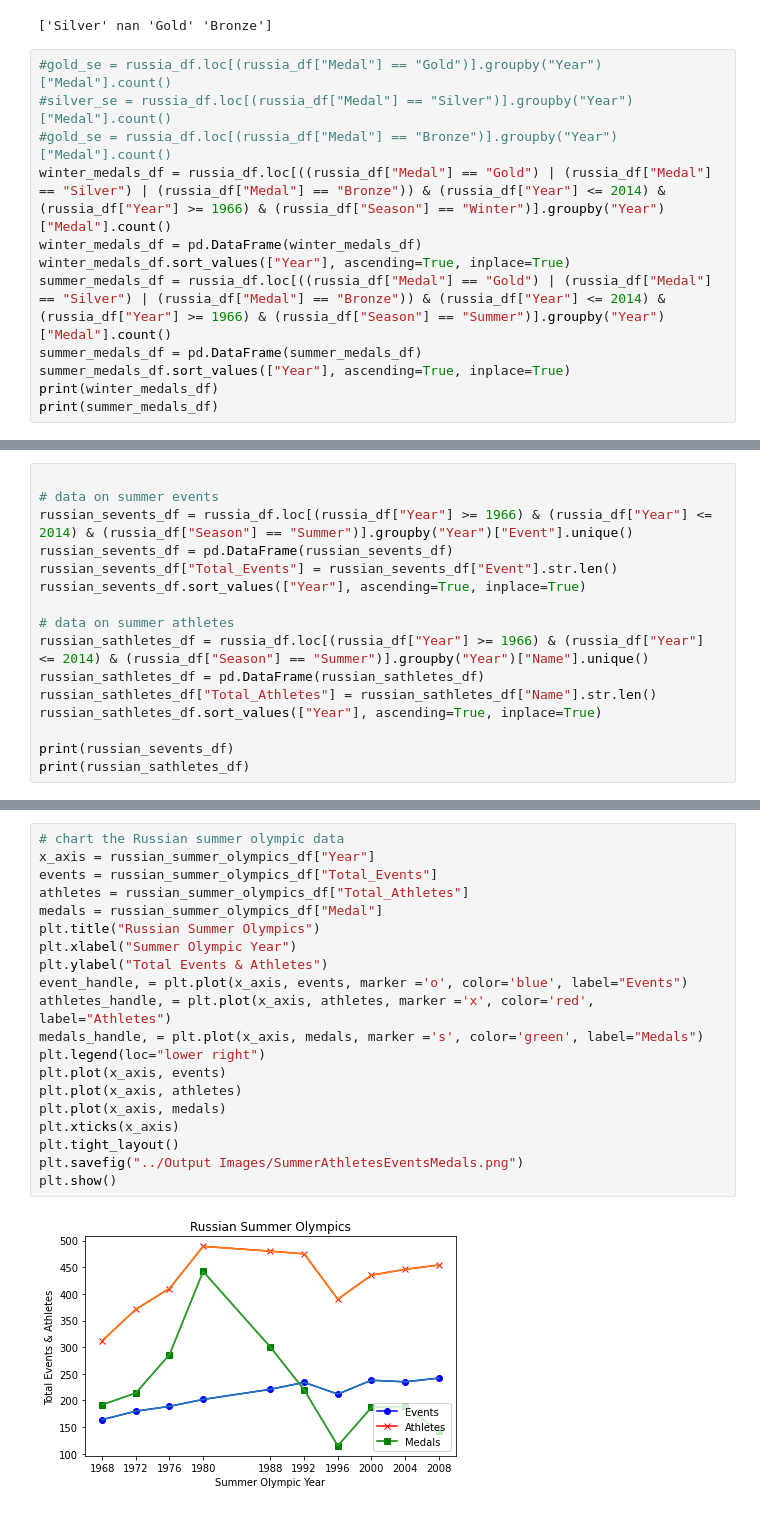
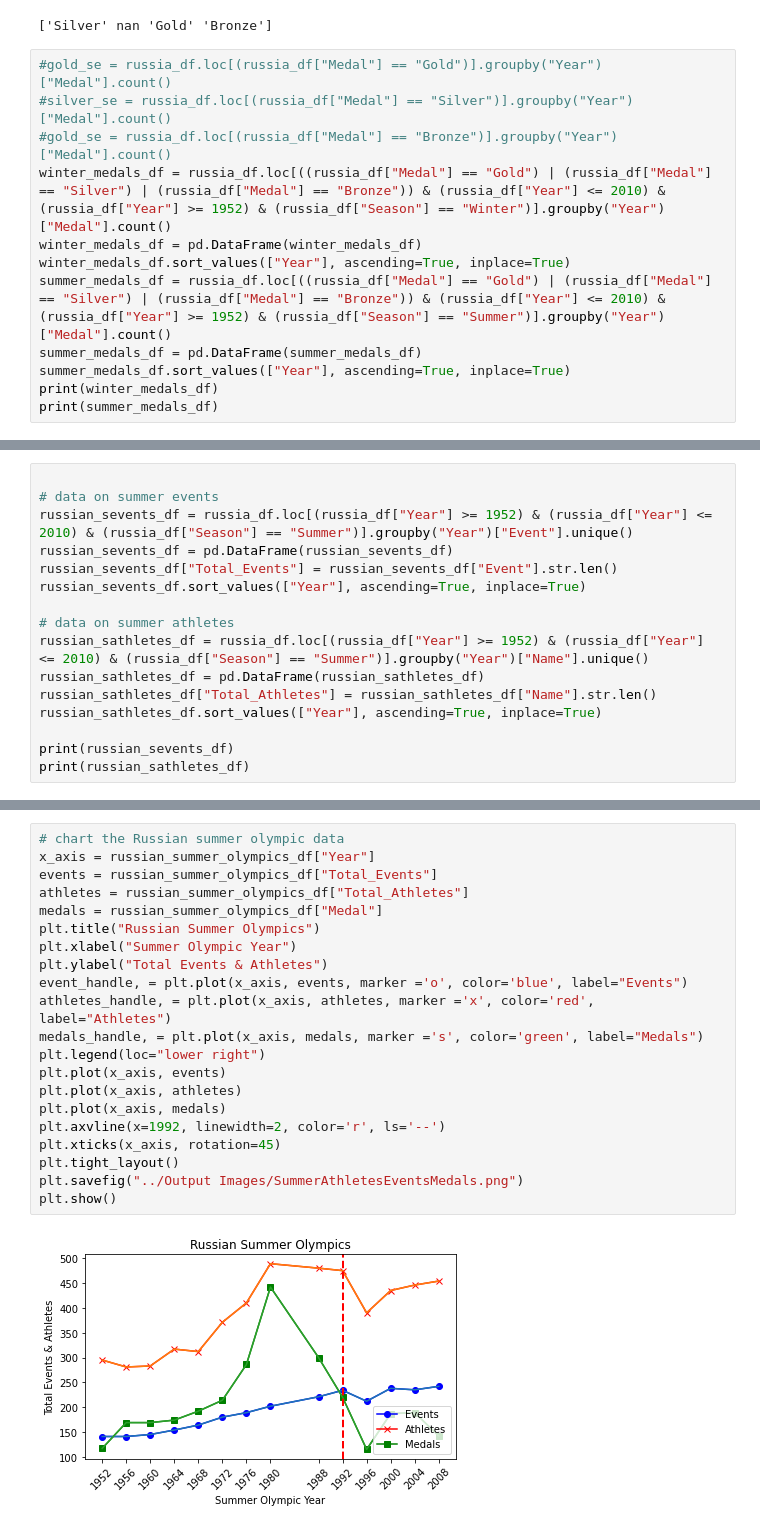
Before and after one commit to ratikachauhan/dathletes-project-1, a Jupyter notebook: gmb_analysis/gmb_analysis_work.ipynb, the cells around one changed output, grey strips where cells are left out. Cells and saved outputs as stored; diff of their text form.

```diff
--- a/gmb_analysis/gmb_analysis_work.ipynb
+++ b/gmb_analysis/gmb_analysis_work.ipynb
@@ -45,10 +45,10 @@ print(russia_medals)
 #gold_se = russia_df.loc[(russia_df["Medal"] == "Gold")].groupby("Year")["Medal"].count()
 #silver_se = russia_df.loc[(russia_df["Medal"] == "Silver")].groupby("Year")["Medal"].count()
 #gold_se = russia_df.loc[(russia_df["Medal"] == "Bronze")].groupby("Year")["Medal"].count()
-winter_medals_df = russia_df.loc[((russia_df["Medal"] == "Gold") | (russia_df["Medal"] == "Silver") | (russia_df["Medal"] == "Bronze")) & (russia_df["Year"] <= 2014) & (russia_df["Year"] >= 1966) & (russia_df["Season"] == "Winter")].groupby("Year")["Medal"].count()
+winter_medals_df = russia_df.loc[((russia_df["Medal"] == "Gold") | (russia_df["Medal"] == "Silver") | (russia_df["Medal"] == "Bronze")) & (russia_df["Year"] <= 2010) & (russia_df["Year"] >= 1952) & (russia_df["Season"] == "Winter")].groupby("Year")["Medal"].count()
 winter_medals_df = pd.DataFrame(winter_medals_df)
 winter_medals_df.sort_values(["Year"], ascending=True, inplace=True)
-summer_medals_df = russia_df.loc[((russia_df["Medal"] == "Gold") | (russia_df["Medal"] == "Silver") | (russia_df["Medal"] == "Bronze")) & (russia_df["Year"] <= 2014) & (russia_df["Year"] >= 1966) & (russia_df["Season"] == "Summer")].groupby("Year")["Medal"].count()
+summer_medals_df = russia_df.loc[((russia_df["Medal"] == "Gold") | (russia_df["Medal"] == "Silver") | (russia_df["Medal"] == "Bronze")) & (russia_df["Year"] <= 2010) & (russia_df["Year"] >= 1952) & (russia_df["Season"] == "Summer")].groupby("Year")["Medal"].count()
 summer_medals_df = pd.DataFrame(summer_medals_df)
 summer_medals_df.sort_values(["Year"], ascending=True, inplace=True)
 print(winter_medals_df)
@@ -106,13 +106,13 @@ Year
 # %%
 
 # data on summer events
-russian_sevents_df = russia_df.loc[(russia_df["Year"] >= 1966) & (russia_df["Year"] <= 2014) & (russia_df["Season"] == "Summer")].groupby("Year")["Event"].unique()
+russian_sevents_df = russia_df.loc[(russia_df["Year"] >= 1952) & (russia_df["Year"] <= 2010) & (russia_df["Season"] == "Summer")].groupby("Year")["Event"].unique()
 russian_sevents_df = pd.DataFrame(russian_sevents_df)
 russian_sevents_df["Total_Events"] = russian_sevents_df["Event"].str.len()
 russian_sevents_df.sort_values(["Year"], ascending=True, inplace=True)
 
 # data on summer athletes
-russian_sathletes_df = russia_df.loc[(russia_df["Year"] >= 1966) & (russia_df["Year"] <= 2014) & (russia_df["Season"] == "Summer")].groupby("Year")["Name"].unique()
+russian_sathletes_df = russia_df.loc[(russia_df["Year"] >= 1952) & (russia_df["Year"] <= 2010) & (russia_df["Season"] == "Summer")].groupby("Year")["Name"].unique()
 russian_sathletes_df = pd.DataFrame(russian_sathletes_df)
 russian_sathletes_df["Total_Athletes"] = russian_sathletes_df["Name"].str.len()
 russian_sathletes_df.sort_values(["Year"], ascending=True, inplace=True)
@@ -220,25 +228,26 @@ print(russian_summer_olympics_df)
 # %%
 # chart the Russian summer olympic data
 x_axis = russian_summer_olympics_df["Year"]
 events = russian_summer_olympics_df["Total_Events"]
 athletes = russian_summer_olympics_df["Total_Athletes"]
 medals = russian_summer_olympics_df["Medal"]
 plt.title("Russian Summer Olympics")
 plt.xlabel("Summer Olympic Year")
 plt.ylabel("Total Events & Athletes")
 event_handle, = plt.plot(x_axis, events, marker ='o', color='blue', label="Events")
 athletes_handle, = plt.plot(x_axis, athletes, marker ='x', color='red', label="Athletes")
 medals_handle, = plt.plot(x_axis, medals, marker ='s', color='green', label="Medals")
 plt.legend(loc="lower right")
 plt.plot(x_axis, events)
 plt.plot(x_axis, athletes)
 plt.plot(x_axis, medals)
-plt.xticks(x_axis)
+plt.axvline(x=1992, linewidth=2, color='r', ls='--')
+plt.xticks(x_axis, rotation=45)
 plt.tight_layout()
 plt.savefig("../Output Images/SummerAthletesEventsMedals.png")
 plt.show()
 # %% [output]
-[figure, old version]
+[figure, new version]
 # %%
 #Calculate the correlation coefficient and linear regression model
 # for medals vs athletes for summer events
```
Also changed, not shown: parts of 8 cells of this notebook.
